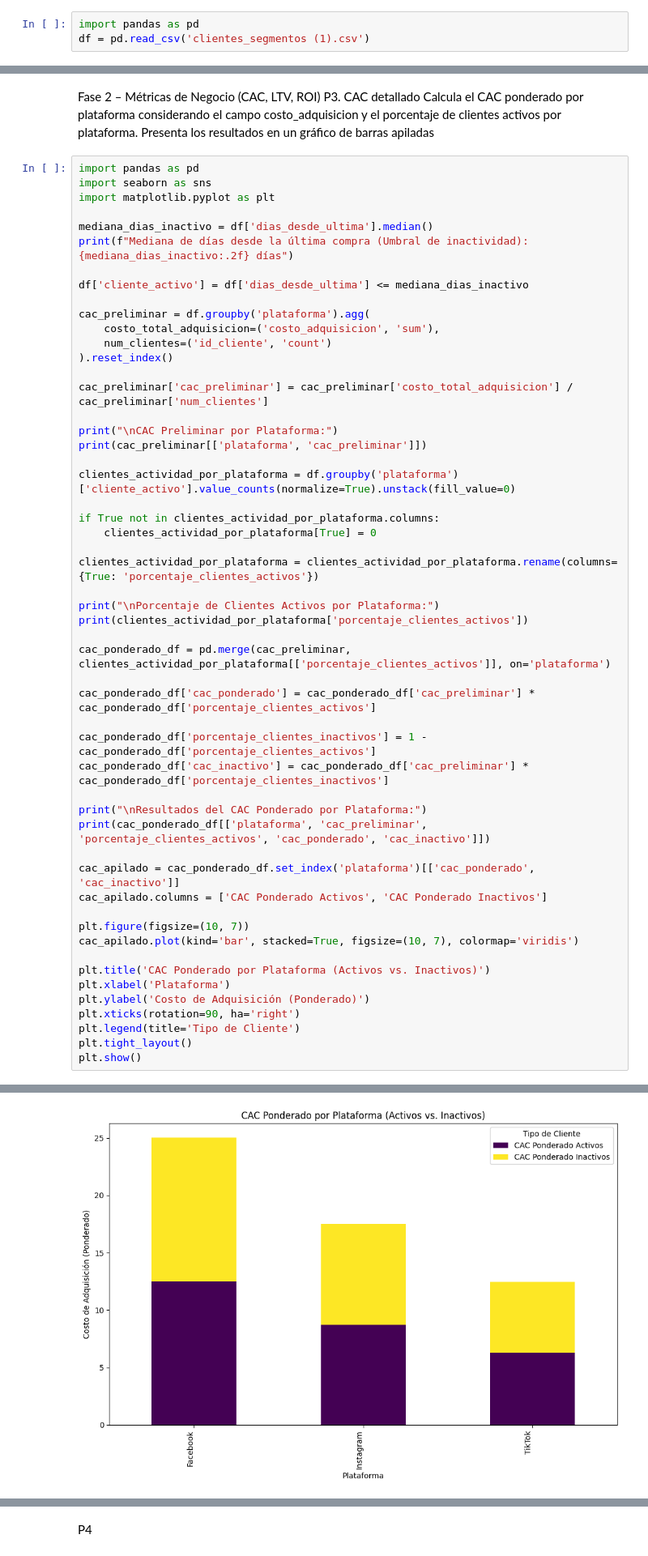
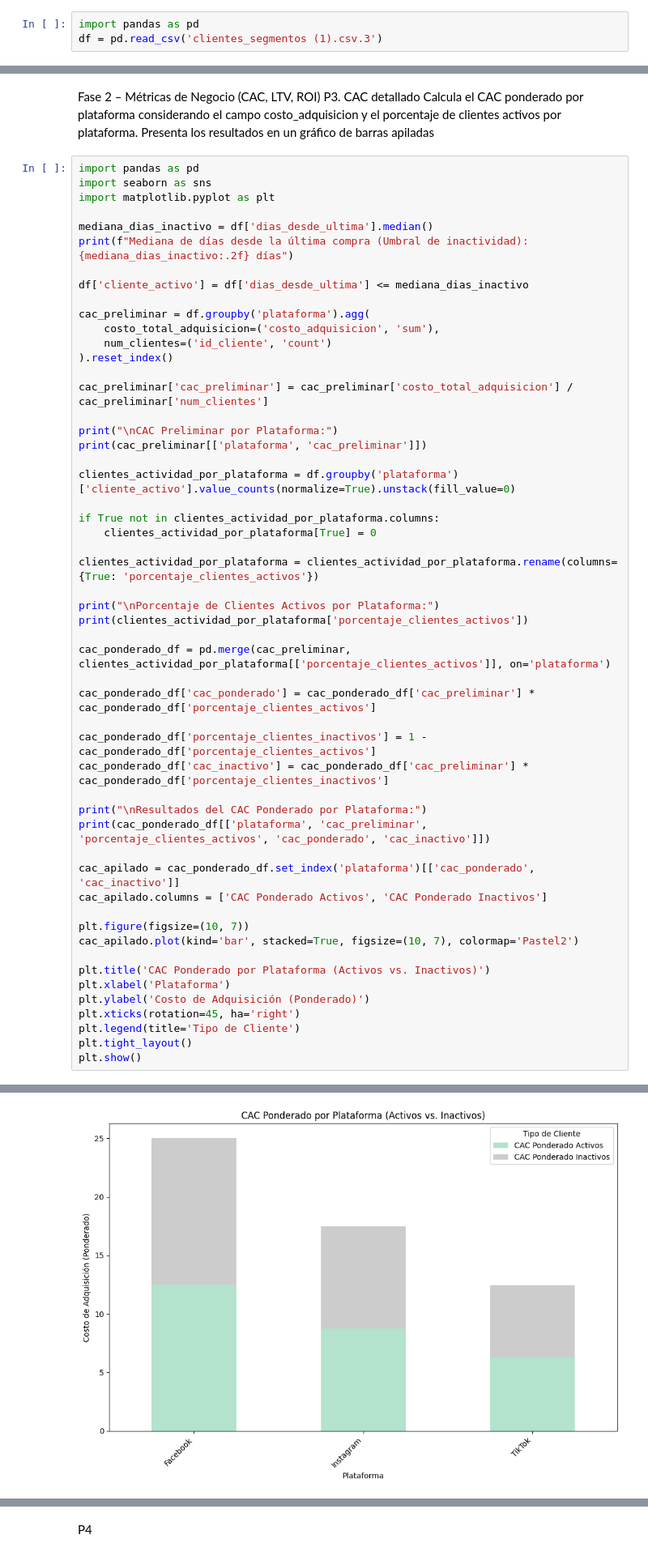
Before and after one commit to Natyrios/IntroMarketingAnalytics, a Jupyter notebook: Segundo Corte/Parcial_Final_Nataly_Ríos_análisis_de_datos.ipynb, the cells around one changed output, grey strips where cells are left out. Shown at 81% size. Cells and saved outputs as stored; diff of their text form.

```diff
--- a/Segundo Corte/Parcial_Final_Nataly_Ríos_análisis_de_datos.ipynb
+++ b/Segundo Corte/Parcial_Final_Nataly_Ríos_análisis_de_datos.ipynb
@@ -19,6 +19,6 @@ clientes_segmentos  100%[===================>]   1008K  --.-KB/s    in 0.04s
 # %%
 import pandas as pd
-df = pd.read_csv('clientes_segmentos (1).csv')
+df = pd.read_csv('clientes_segmentos (1).csv.3')
 # %%
 df.head()
 # %% [output]
@@ -161,34 +161,34 @@ print(cac_ponderado_df[['plataforma', 'cac_preliminar', 'porcentaje_clientes_act
 cac_apilado = cac_ponderado_df.set_index('plataforma')[['cac_ponderado', 'cac_inactivo']]
 cac_apilado.columns = ['CAC Ponderado Activos', 'CAC Ponderado Inactivos']
 
 plt.figure(figsize=(10, 7))
-cac_apilado.plot(kind='bar', stacked=True, figsize=(10, 7), colormap='viridis')
+cac_apilado.plot(kind='bar', stacked=True, figsize=(10, 7), colormap='Pastel2')
 
 plt.title('CAC Ponderado por Plataforma (Activos vs. Inactivos)')
 plt.xlabel('Plataforma')
 plt.ylabel('Costo de Adquisición (Ponderado)')
-plt.xticks(rotation=90, ha='right')
+plt.xticks(rotation=45, ha='right')
 plt.legend(title='Tipo de Cliente')
 plt.tight_layout()
 plt.show()
 # %% [output]
 Mediana de días desde la última compra (Umbral de inactividad): 94.00 días
 
 CAC Preliminar por Plataforma:
   plataforma  cac_preliminar
 0   Facebook       25.014014
 1  Instagram       17.484212
 2     TikTok       12.460716
 
 Porcentaje de Clientes Activos por Plataforma:
 plataforma
 Facebook     0.499520
 Instagram    0.499421
 ... (9 lines left out)
    cac_inactivo
 0     12.519012
 1      8.752223
 2      6.167089
 <Figure size 1000x700 with 0 Axes>
-[figure, old version]
+[figure, new version]
 # %% [markdown]
```
Also changed, not shown: parts of 20 cells of this notebook.
